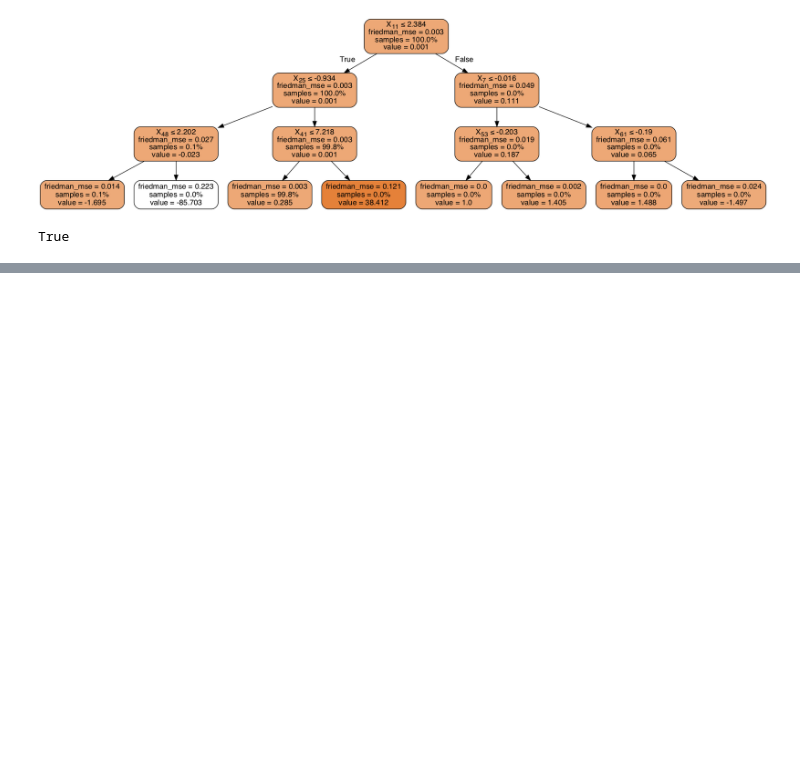
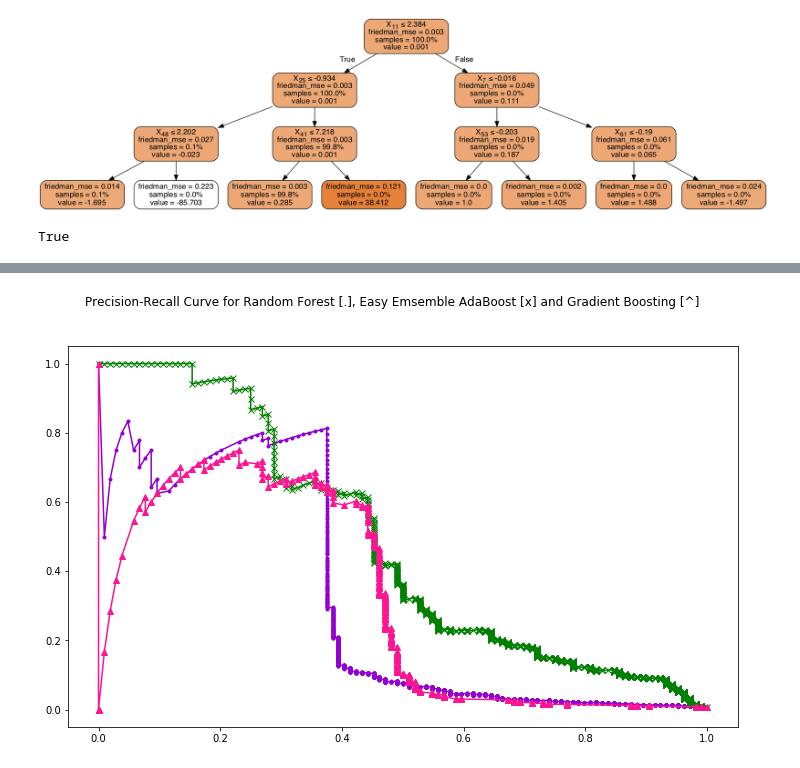
Before and after one commit to Ava33343/Risky_Business, a Jupyter notebook: Answers/Code/credit_risk_ensemble.ipynb, the cells around one changed output, grey strips where cells are left out. Drawn from its saved outputs; the diff is of its cells as text; code cells hidden in the pictures; blank space fills up the shorter version.

Commit message:
updates on .md, .ipynb and images

```diff
--- a/Answers/Code/credit_risk_ensemble.ipynb
+++ b/Answers/Code/credit_risk_ensemble.ipynb
@@ -453,0 +496,7 @@ True
+# %%
+# Train the Classifier
+# fit Random Forest Classifier
+
+from imblearn.ensemble import EasyEnsembleClassifier
+eec = EasyEnsembleClassifier(n_estimators=100, random_state=42)
+eec.fit(X_train_scaled, y_train)
@@ -453,0 +507,14 @@ True
+# %%
+from sklearn.ensemble import GradientBoostingClassifier
+
+# Choose a learning rate and create classifier
+# Use learning_rate of 0.1 for its higher training and testing scores compared to the rest
+
+classifier = GradientBoostingClassifier(n_estimators=20,
+                                        learning_rate=0.1,
+                                        max_features=5,
+                                        max_depth=3,
+                                        random_state=0)
+
+# Fit the model
+classifier.fit(X_train_scaled, y_train.ravel())
@@ -453,0 +532,26 @@ True
+# %%
+# Plot the Precision Recall Curvey for both the SMOTEENN + Logistic Regression model
+# and the Balanced Random Forest model
+from sklearn.metrics import precision_recall_curve
+
+probs_brf = brf.predict_proba(X_test_scaled)[:, 1]
+probs_eec = eec.predict_proba(X_test_scaled)[:, 1]
+probs_grad = classifier.predict_proba(X_test_scaled)[:, 1]
+
+precision_brf, recall_brf, _ = precision_recall_curve(y_test, probs_brf, pos_label=1)
+precision_eec, recall_eec, _ = precision_recall_curve(y_test, probs_eec, pos_label=1)
+precision_grad, recall_grad, _ = precision_recall_curve(y_test, probs_grad, pos_label=1)
+# %%
+import matplotlib.pyplot as plt
+%matplotlib inline
+
+plt.figure(figsize=(12,7))
+
+plt.plot(recall_brf, precision_brf, marker='.', color='darkviolet')
+plt.plot(recall_eec, precision_eec, marker='x', color='green')
+plt.plot(recall_grad, precision_grad, marker='^', color='deeppink')
+
+plt.suptitle('Precision-Recall Curve for Random Forest [.], Easy Emsemble AdaBoost [x] and Gradient Boosting [^]')
+plt.show()
+# %% [output]
+[figure, added]
```
Also changed, not shown: parts of 13 cells of this notebook, 29 other files.
